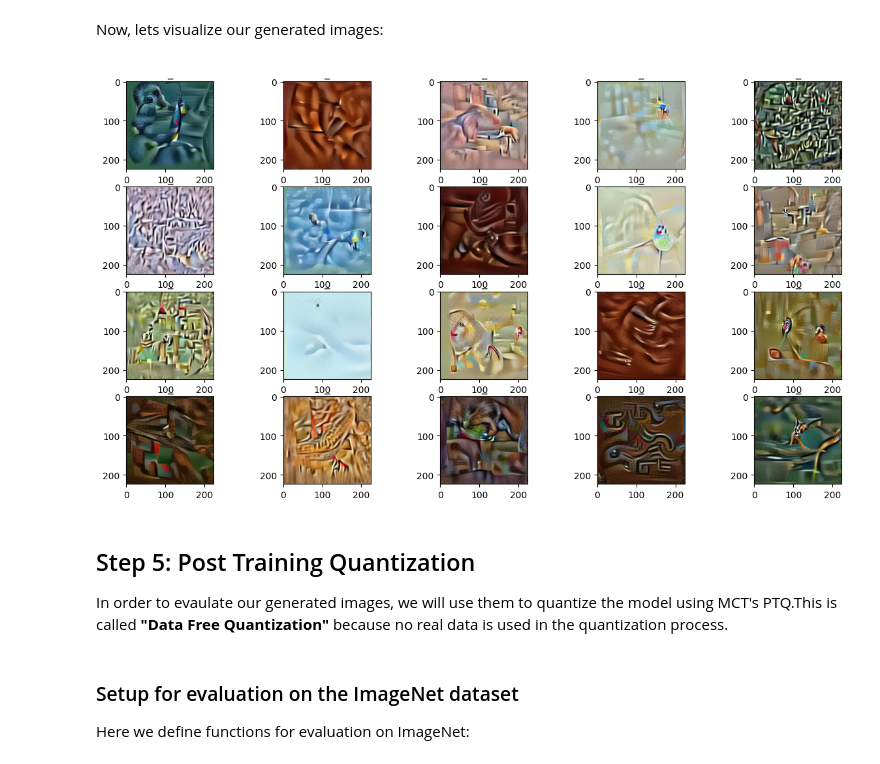
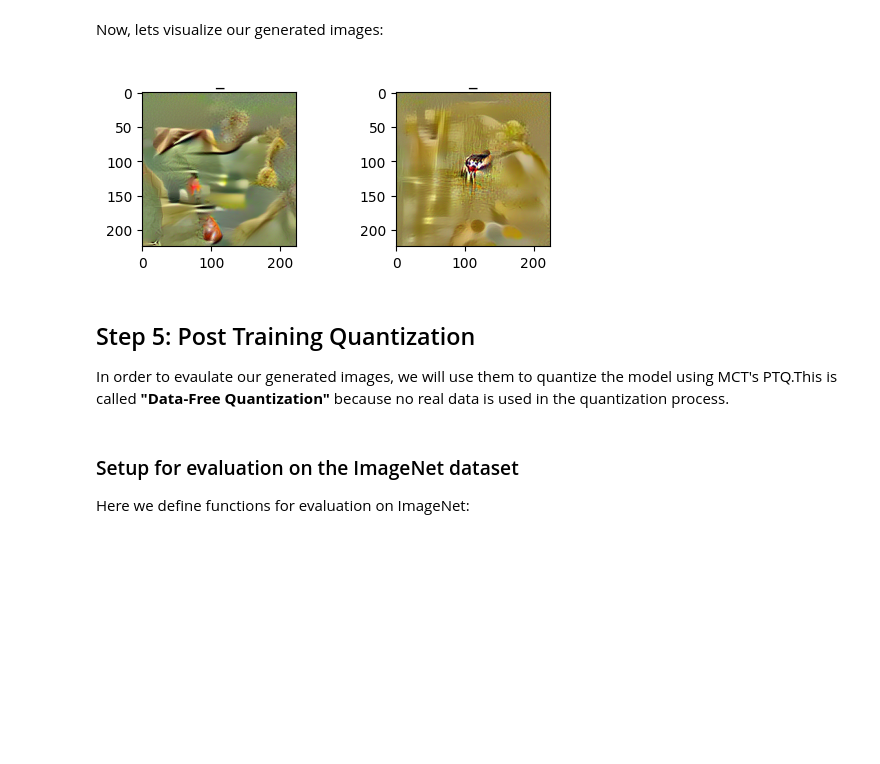
Before and after one commit to sony/model_optimization, a Jupyter notebook: tutorials/notebooks/example_pytorch_data_generation.ipynb, the cells around one changed output. Saved outputs shown, nothing was run; the diff lists cells and outputs as text; code cells hidden in the pictures; blank space fills up the shorter version.

```diff
--- a/tutorials/notebooks/example_pytorch_data_generation.ipynb
+++ b/tutorials/notebooks/example_pytorch_data_generation.ipynb
@@ -102,12 +102,12 @@ def plot_image(image, reverse_preprocess=False, mean=[0.485, 0.456, 0.406], std=
 # %% [markdown]
 Now, lets visualize our generated images:
 # %%
-plot_image_grid(generated_images[:20], True)
+plot_image_grid(generated_images[69:71], True)
 # %% [output]
-[figure, old version]
+[figure, new version]
 # %% [markdown]
 ## Step 5: Post Training Quantization
-In order to evaulate our generated images, we will use them to quantize the model using MCT's PTQ.This is called **"Data Free Quantization"** because no real data is used in the quantization process.
+In order to evaulate our generated images, we will use them to quantize the model using MCT's PTQ.This is called **"Data-Free Quantization"** because no real data is used in the quantization process.
 # %% [markdown]
 ### Setup for evaluation on the ImageNet dataset
 Here we define functions for evaluation on ImageNet:
```
Also changed, not shown: parts of 5 cells of this notebook, 6 other files.
